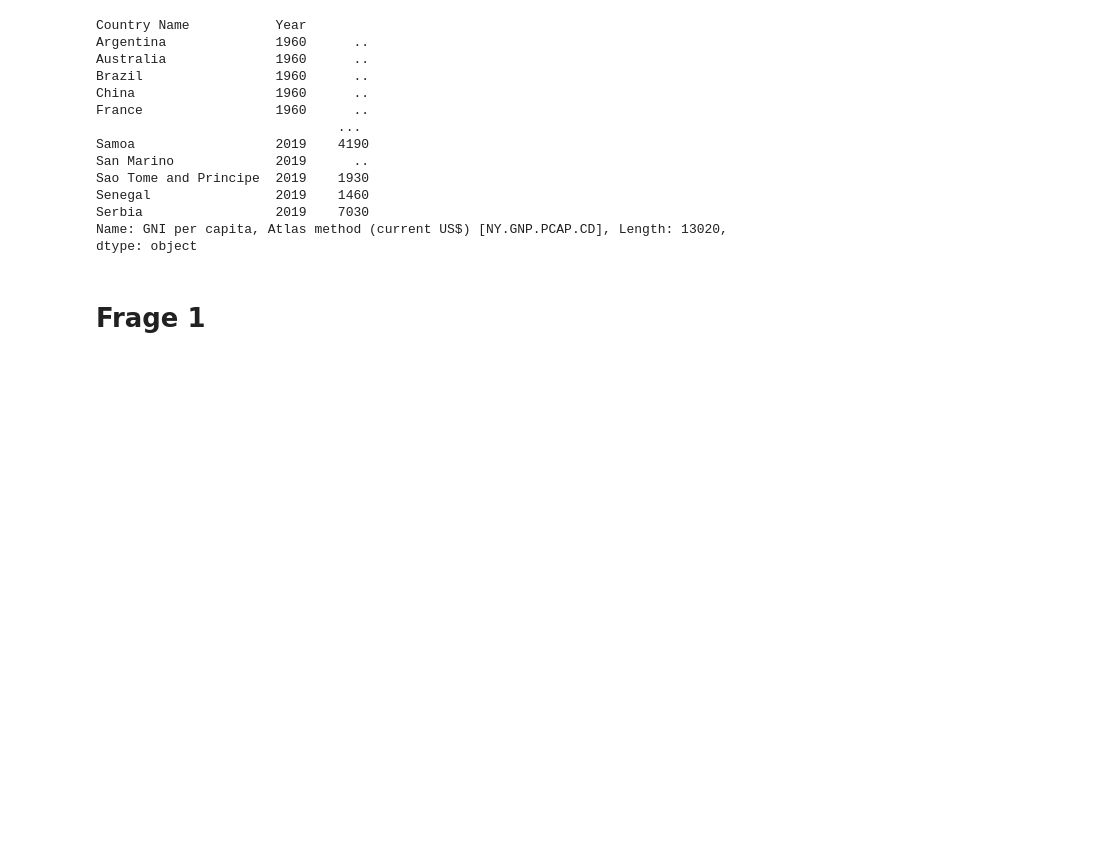
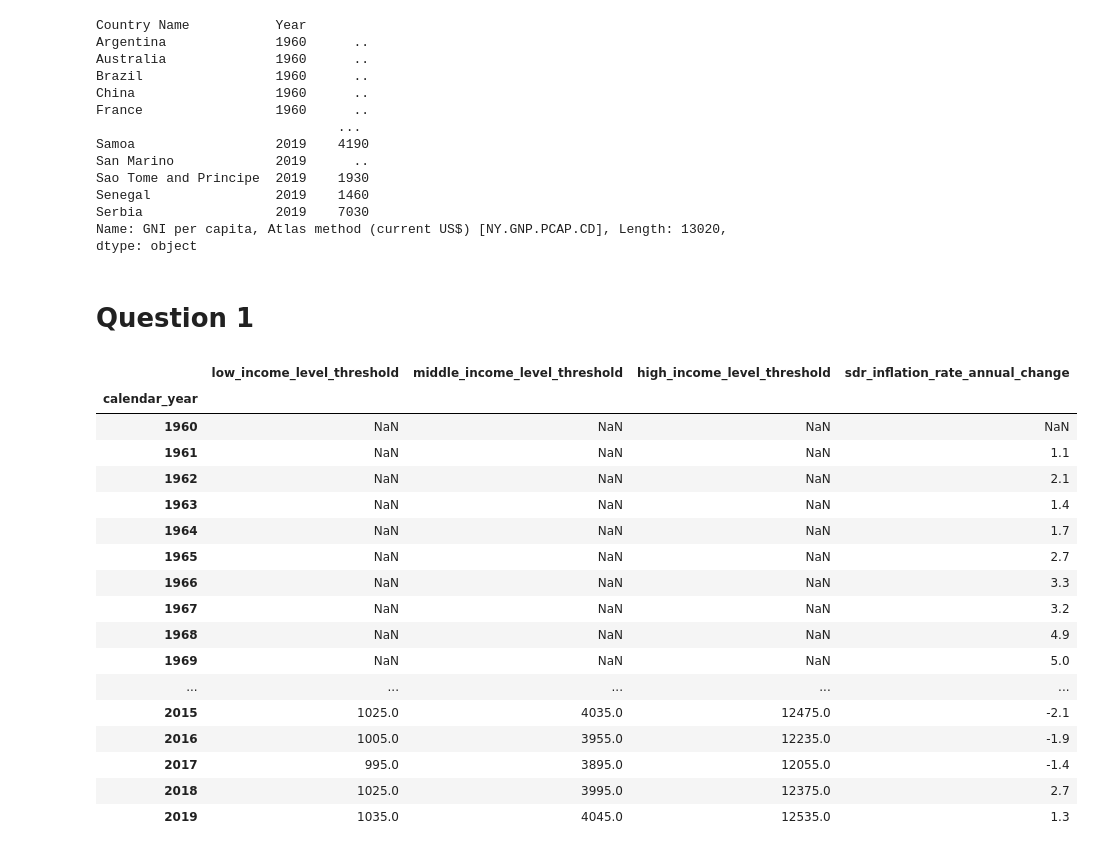
Before and after one commit to christoph-fraller/dopp_2020w_group03_ex3, a Jupyter notebook: dopp_2020w_group03_ex3_with_git.ipynb, the cells around one changed output. Cells and saved outputs as stored; diff of their text form; code cells hidden in the pictures; blank space fills up the shorter version.

```diff
--- a/dopp_2020w_group03_ex3_with_git.ipynb
+++ b/dopp_2020w_group03_ex3_with_git.ipynb
@@ -240,4 +270,4 @@ Senegal                2019    1460
 Serbia                 2019    7030
 Name: GNI per capita, Atlas method (current US$) [NY.GNP.PCAP.CD], Length: 13020, dtype: object
 # %% [markdown]
-# Frage 1
+# Question 1
@@ -252,0 +274,34 @@ income_thresholds = load_csv_income_thresholds()
+# %%
+# load income-level thresholds
+income_threshold_data = pd.read_csv('/content/drive/MyDrive/Git/dopp_2020w_group03_ex3/data/world_bank_income_level_thresholds.csv', sep = ',')
+income_threshold_data.set_index(['calendar_year'], inplace = True)
+income_threshold_data.drop(['banks_fiscal_year'], axis = 1, inplace = True)
+
+# load sdr deflator values
+sdr_deflator_data = pd.read_csv('/content/drive/MyDrive/Git/dopp_2020w_group03_ex3/data/world_bank_sdr_deflator.csv', sep = ',')
+sdr_deflator_data.set_index(['calendar_year'], inplace = True)
+sdr_deflator_data.drop(['sdr_deflator_us_dollar'], axis = 1, inplace = True)
+
+# merge income_threshold_data and sdr_deflator_data using index 'calendar_year'
+threshold_data = income_threshold_data.merge(sdr_deflator_data, how = 'inner', left_index = True, right_index = True)
+# %%
+threshold_data
+# %% [output]
+|  | low_income_level_threshold | middle_income_level_threshold | high_income_level_threshold | sdr_inflation_rate_annual_change |
+| calendar_year |  |  |  |  |
+| 1960 | NaN | NaN | NaN | NaN |
+| 1961 | NaN | NaN | NaN | 1.1 |
+| 1962 | NaN | NaN | NaN | 2.1 |
+| 1963 | NaN | NaN | NaN | 1.4 |
+| 1964 | NaN | NaN | NaN | 1.7 |
+| 1965 | NaN | NaN | NaN | 2.7 |
+| 1966 | NaN | NaN | NaN | 3.3 |
+| 1967 | NaN | NaN | NaN | 3.2 |
+| 1968 | NaN | NaN | NaN | 4.9 |
+| 1969 | NaN | NaN | NaN | 5.0 |
+| ... | ... | ... | ... | ... |
+| 2015 | 1025.0 | 4035.0 | 12475.0 | -2.1 |
+| 2016 | 1005.0 | 3955.0 | 12235.0 | -1.9 |
+| 2017 | 995.0 | 3895.0 | 12055.0 | -1.4 |
+| 2018 | 1025.0 | 3995.0 | 12375.0 | 2.7 |
+| 2019 | 1035.0 | 4045.0 | 12535.0 | 1.3 |
```
Also changed, not shown: parts of 9 cells of this notebook.
